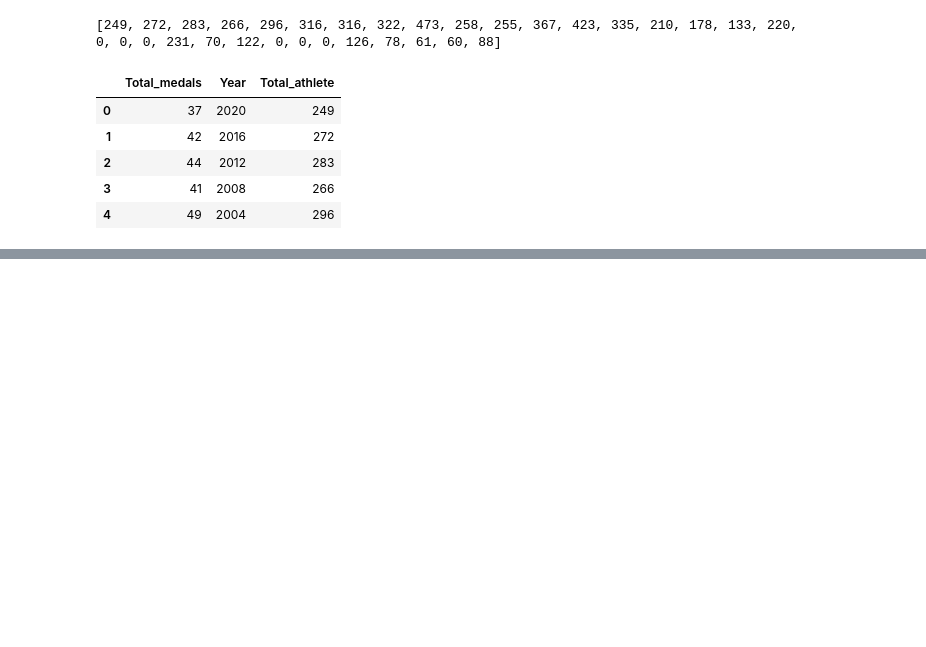
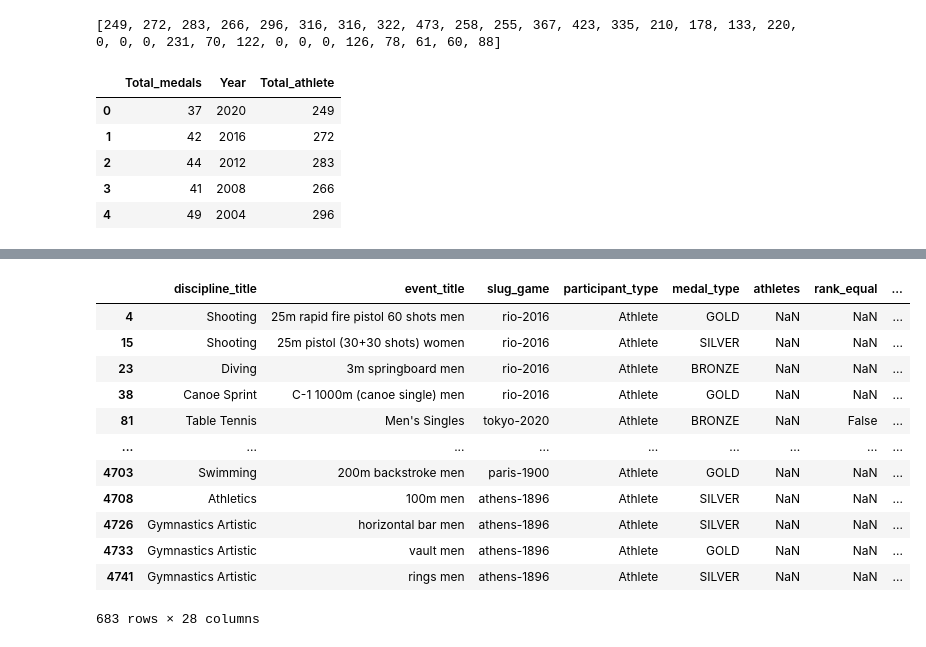
Before and after one commit to brmuloot/Jeux-Olympiques, a Jupyter notebook: Jeux_olympiques.ipynb, the cells around one changed output, grey strips where cells are left out. Saved outputs shown, nothing was run; the diff lists cells and outputs as text; code cells hidden in the pictures; blank space fills up the shorter version.

```diff
--- a/Jeux_olympiques.ipynb
+++ b/Jeux_olympiques.ipynb
@@ -381,0 +386,23 @@ data_fin = new_data.assign(athlete = tot_athlete)
+# %%
+df_best = pd.merge(data, athletes, on="athlete_full_name", how = "inner")
+# %%
+df_best = df_best[~df_best.medal_type.isnull()]
+df_best = df_best[~df_best.athlete_medals.isnull()]
+# %%
+df_best_unique = df_best.drop_duplicates(subset = ["athlete_full_name"])
+# %%
+df_best_unique
+# %% [output]
+|  | discipline_title | event_title | slug_game | participant_type | medal_type | athletes | rank_equal | ... |
+| 4 | Shooting | 25m rapid fire pistol 60 shots men | rio-2016 | Athlete | GOLD | NaN | NaN | ... |
+| 15 | Shooting | 25m pistol (30+30 shots) women | rio-2016 | Athlete | SILVER | NaN | NaN | ... |
+| 23 | Diving | 3m springboard men | rio-2016 | Athlete | BRONZE | NaN | NaN | ... |
+| 38 | Canoe Sprint | C-1 1000m (canoe single) men | rio-2016 | Athlete | GOLD | NaN | NaN | ... |
+| 81 | Table Tennis | Men's Singles | tokyo-2020 | Athlete | BRONZE | NaN | False | ... |
+| ... | ... | ... | ... | ... | ... | ... | ... | ... |
+| 4703 | Swimming | 200m backstroke men | paris-1900 | Athlete | GOLD | NaN | NaN | ... |
+| 4708 | Athletics | 100m men | athens-1896 | Athlete | SILVER | NaN | NaN | ... |
+| 4726 | Gymnastics Artistic | horizontal bar men | athens-1896 | Athlete | SILVER | NaN | NaN | ... |
+| 4733 | Gymnastics Artistic | vault men | athens-1896 | Athlete | GOLD | NaN | NaN | ... |
+| 4741 | Gymnastics Artistic | rings men | athens-1896 | Athlete | SILVER | NaN | NaN | ... |
+683 rows × 28 columns
```
Also changed, not shown: parts of 36 cells of this notebook.
